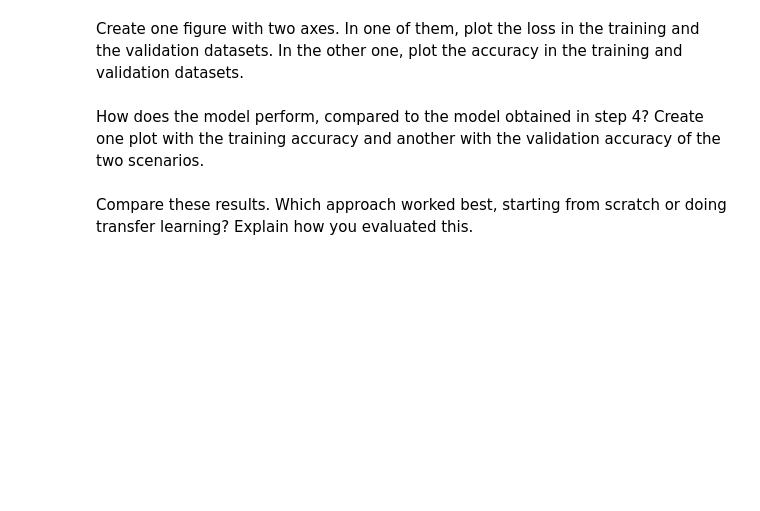
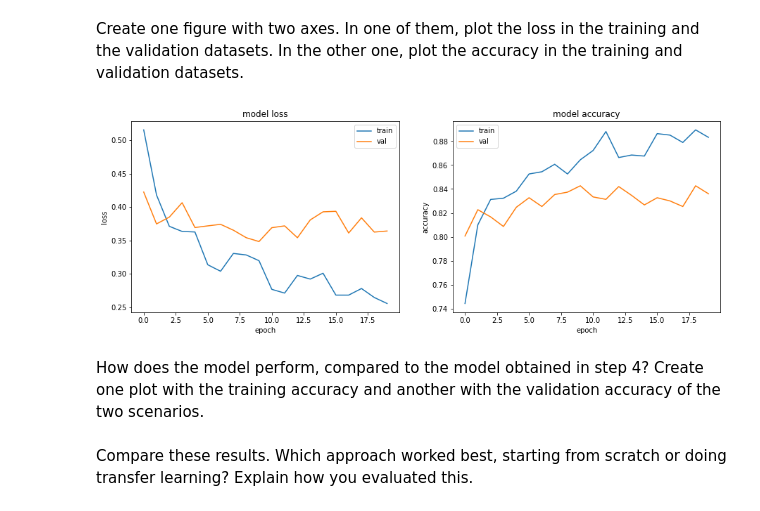
Before and after one commit to jcberntsson/ssy340-ha1, a Jupyter notebook: HA1.ipynb, the cells around one changed output. Cells and saved outputs as stored; diff of their text form; code cells hidden in the pictures; blank space fills up the shorter version.

```diff
--- a/HA1.ipynb
+++ b/HA1.ipynb
@@ -291,2 +439,6 @@ Start by loading the VGG16 model without the top layers, from the `applications`
+# %%
+# YOUR CODE HERE
+from keras.applications.vgg16 import VGG16
+vgg_model = VGG16(include_top=False, weights='imagenet', input_shape=(image_width, image_height, 3), pooling='max')
 # %% [markdown]
 Create a new model with the layers you want to add on top of VGG. The kernels and bias in these layers should be initialized randomly.
@@ -295,3 +445,8 @@ Create a new model with the layers you want to add on top of VGG. The kernels an
+# %%
+# YOUR CODE HERE
+model = Sequential()
+model.add(Dense(256, activation='relu', kernel_initializer='random_uniform', bias_initializer='random_uniform'))
+model.add(Dense(1, activation='sigmoid', kernel_initializer='random_uniform', bias_initializer='random_uniform'))
 # %% [markdown]
 Now add the new model on top of VGG.
 
@@ -302,3 +455,7 @@ Tip:
+# %%
+# YOUR CODE HERE
+from keras.models import Model
+trans_model = Model(inputs=vgg_model.input, outputs=model(vgg_model.output))
 # %% [markdown]
 ### 5.1 Using VGG features
 # %% [markdown]
@@ -311,0 +469,11 @@ Create the callbacks (if any) you would like to use, compile the model and train
+# %%
+# YOUR CODE HERE
+trans_model.compile(loss='binary_crossentropy', optimizer='adam', metrics=['accuracy'])
+# TODO: Maybe use 256x256 since image-net is based on that resolution
+trans_hist = trans_model.fit_generator(
+        train_generator,
+        epochs=20,
+        validation_data=validation_generator,
+        steps_per_epoch=50,
+        validation_steps=20
+)
@@ -316,2 +505,24 @@ Create one figure with two axes. In one of them, plot the loss in the training a
+# %%
+# YOUR CODE HERE
+plt.figure(figsize=(15,5))
+plt.subplot(121)
+plt.plot(trans_hist.history['loss'])
+plt.plot(trans_hist.history['val_loss'])
+plt.title('model loss')
+plt.ylabel('loss')
+plt.xlabel('epoch')
+plt.legend(['train', 'val'], loc='upper right')
+
+plt.subplot(122)
+plt.plot(trans_hist.history['acc'])
+plt.plot(trans_hist.history['val_acc'])
+plt.title('model accuracy')
+plt.ylabel('accuracy')
+plt.xlabel('epoch')
+plt.legend(['train', 'val'], loc='upper left')
+
+plt.show()
+# %% [output]
+[figure, added]
 # %% [markdown]
 How does the model perform, compared to the model obtained in step 4? Create one plot with the training accuracy and another with the validation accuracy of the two scenarios.
```
Also changed, not shown: parts of 27 cells of this notebook.
